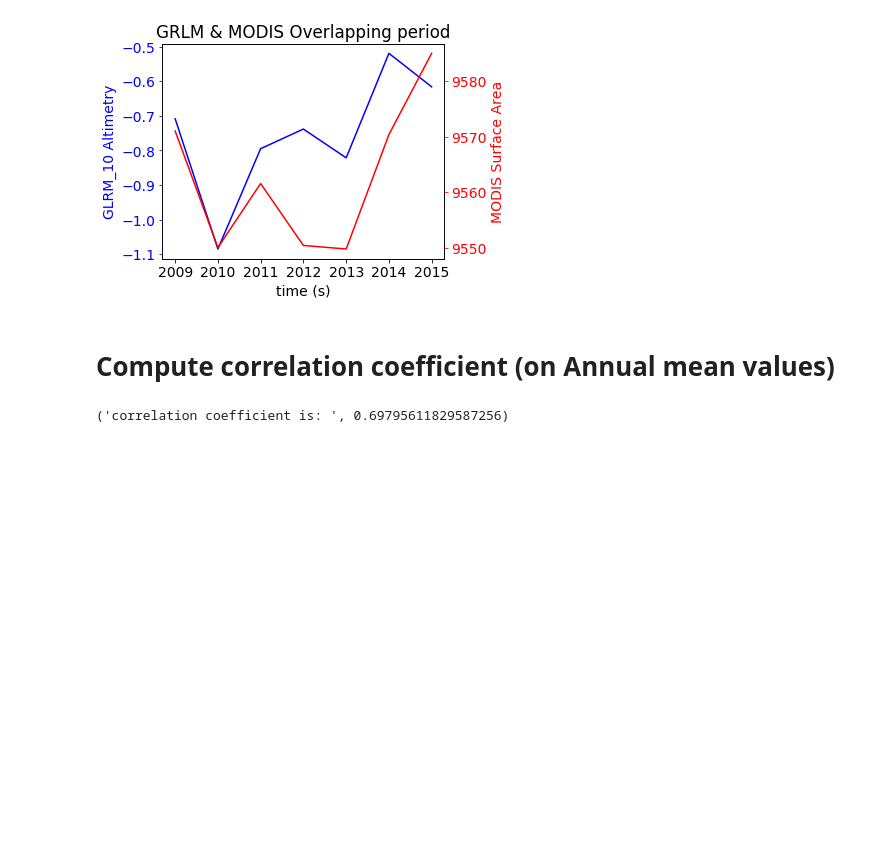
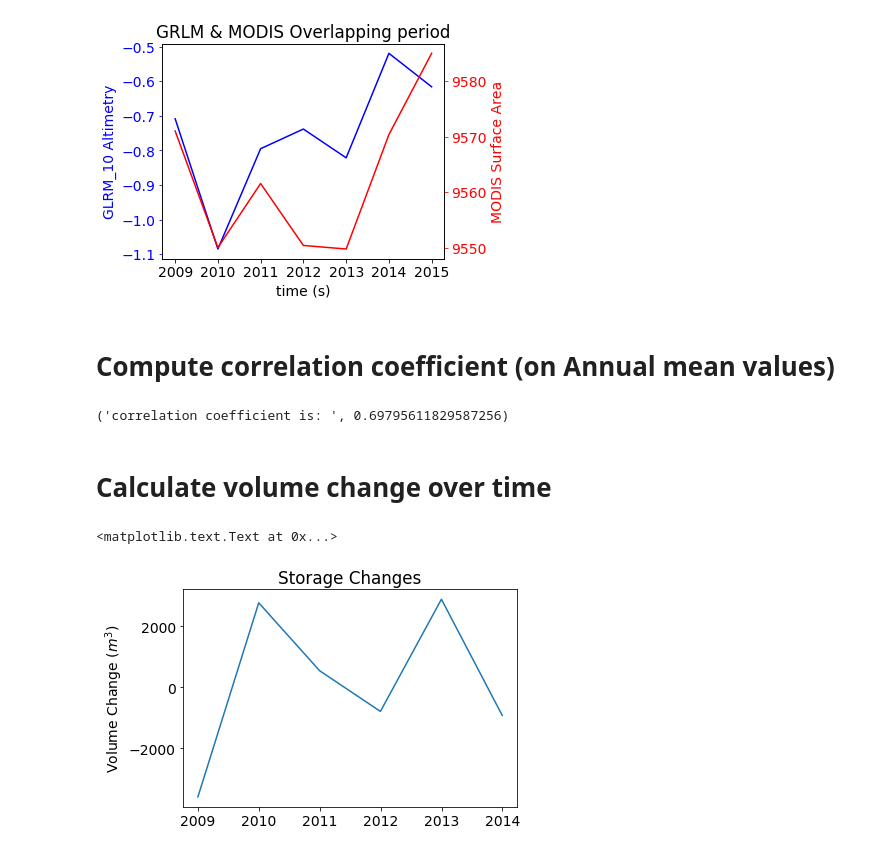
Before and after one commit to solomonvimal/UCLA-Hydro, a Jupyter notebook: LakeArea_Altimetry/Altimetry_MODIS_SurfaceArea_lake610.ipynb, the cells around one changed output. Cells and saved outputs as stored; diff of their text form; code cells hidden in the pictures; blank space fills up the shorter version.

Commit message:
Storage/Volume change

```diff
--- a/LakeArea_Altimetry/Altimetry_MODIS_SurfaceArea_lake610.ipynb
+++ b/LakeArea_Altimetry/Altimetry_MODIS_SurfaceArea_lake610.ipynb
@@ -181,3 +181,16 @@ cor = numpy.corrcoef(df_glrm_subset.resample("A").mean().interpolate().tolist(),
 print("correlation coefficient is: " , cor[0][1])
 # %% [output]
 ('correlation coefficient is: ', 0.69795611829587256)
+# %% [markdown]
+# Calculate volume change over time
+# %%
+storage_changes = []
+for i in range(len(s1)-1):
+    del_height = s1[i+1]-s1[i]
+    avg_area = (s2[i+1] + s2[i])/2
+    storage_change = del_height*avg_area
+    storage_changes.append(storage_change)
+plt.plot(t[0:-1], storage_changes); plt.title("Storage Changes"); plt.ylabel("Volume Change (${m^3}$)")
+# %% [output]
+<matplotlib.text.Text at 0x...>
+[figure, added]
```
